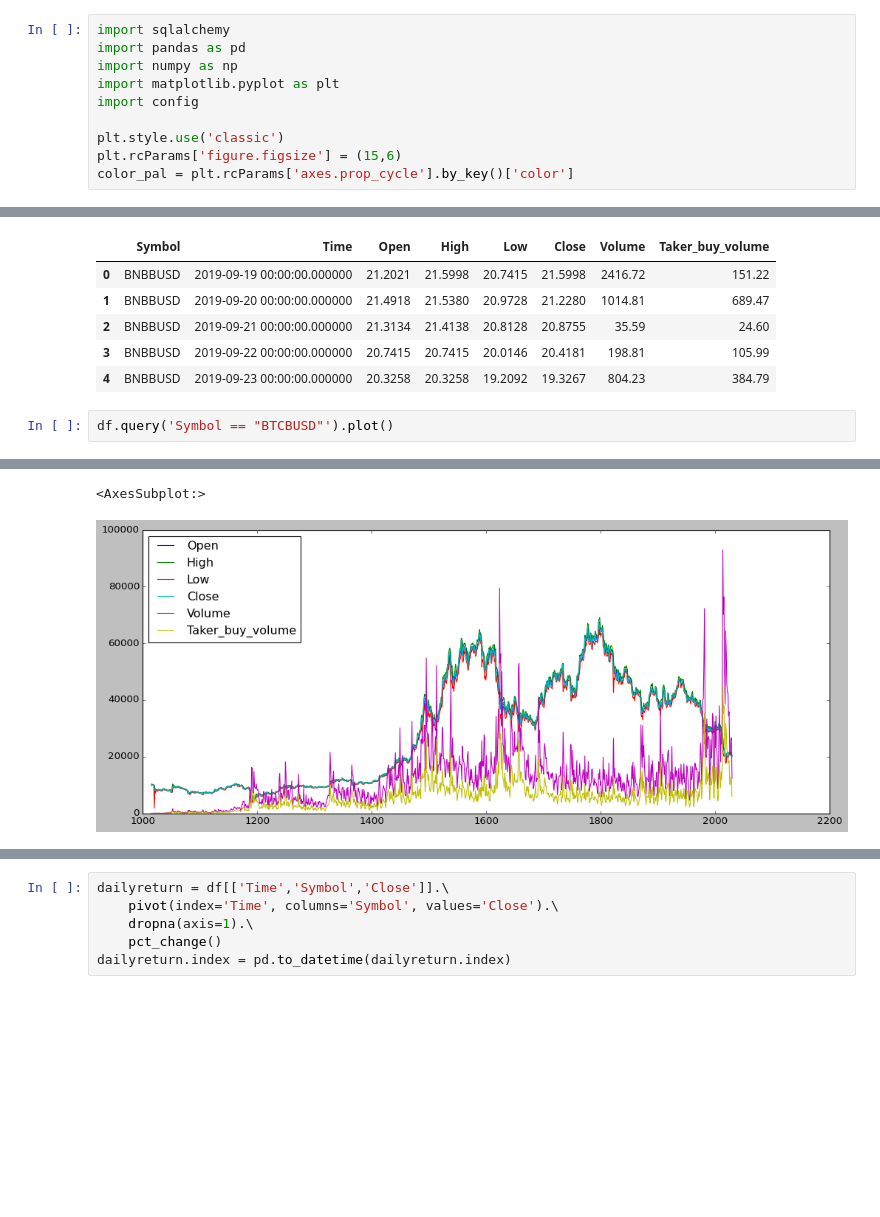
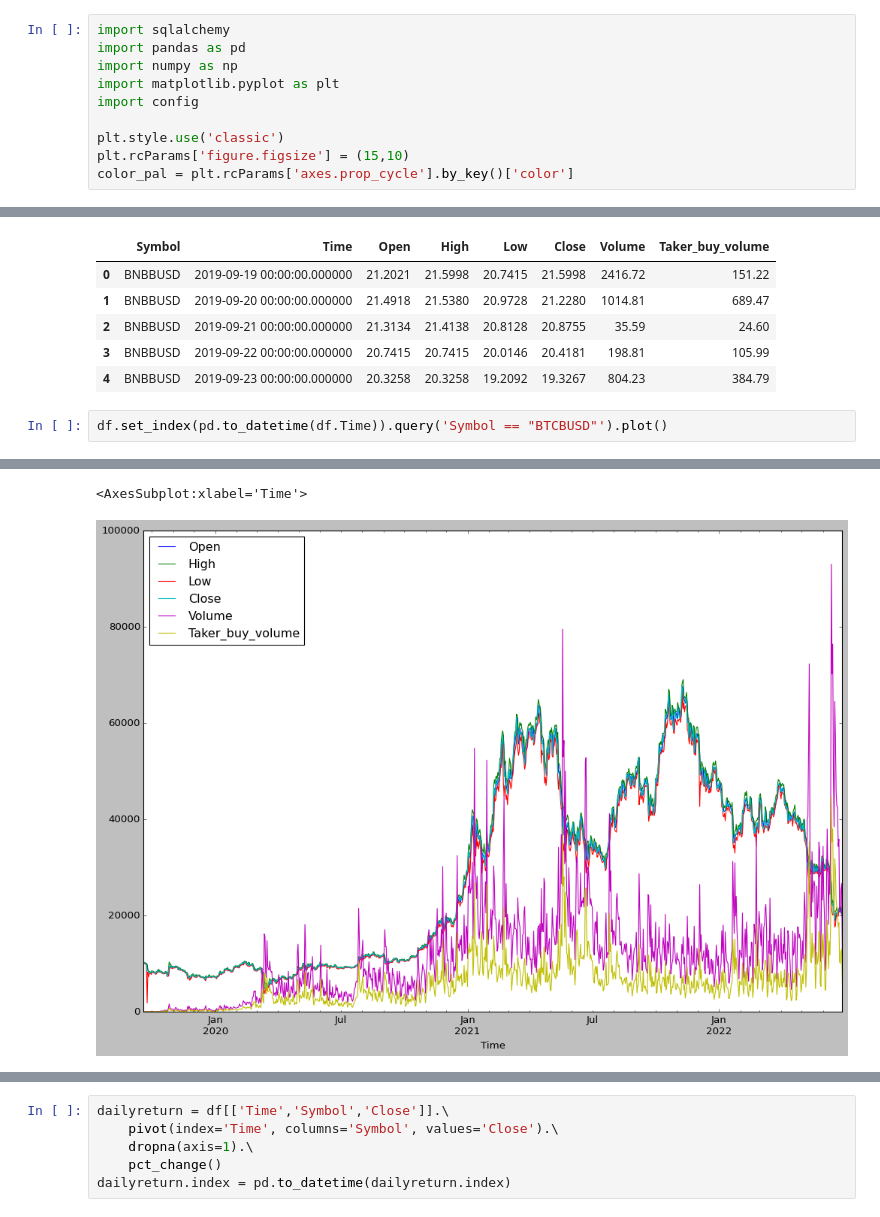
Before and after one commit to jiahau3/Algorithmic_trading, a Jupyter notebook: backtest_compare.ipynb, the cells around one changed output, grey strips where cells are left out. Cells and saved outputs as stored; diff of their text form; blank space fills up the shorter version.

Commit message:
Adjusted size of figure

```diff
--- a/backtest_compare.ipynb
+++ b/backtest_compare.ipynb
@@ -6,7 +6,7 @@ import matplotlib.pyplot as plt
 import config
 
 plt.style.use('classic')
-plt.rcParams['figure.figsize'] = (15,6)
+plt.rcParams['figure.figsize'] = (15,10)
 color_pal = plt.rcParams['axes.prop_cycle'].by_key()['color']
 # %%
 engine = sqlalchemy.create_engine(config.BUSD_DB_URL)
@@ -21,5 +21,5 @@ df.head()
 | 3 | BNBBUSD | 2019-09-22 00:00:00.000000 | 20.7415 | 20.7415 | 20.0146 | 20.4181 | 198.81 | 105.99 |
 | 4 | BNBBUSD | 2019-09-23 00:00:00.000000 | 20.3258 | 20.3258 | 19.2092 | 19.3267 | 804.23 | 384.79 |
 # %%
-df.query('Symbol == "BTCBUSD"').plot()
+df.set_index(pd.to_datetime(df.Time)).query('Symbol == "BTCBUSD"').plot()
 # %% [output]
@@ -28,2 +26,2 @@ df.query('Symbol == "BTCBUSD"').plot()
-<AxesSubplot:>
+<AxesSubplot:xlabel='Time'>
-[figure, old version]
+[figure, new version]
```
Also changed, not shown: parts of 17 cells of this notebook.
